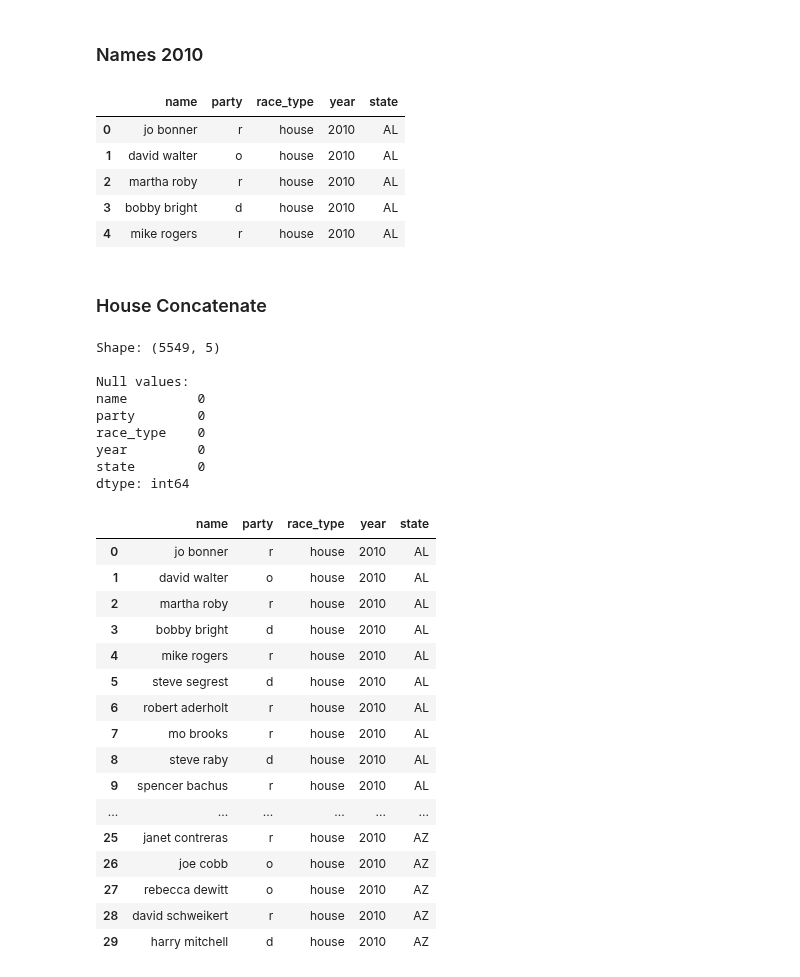
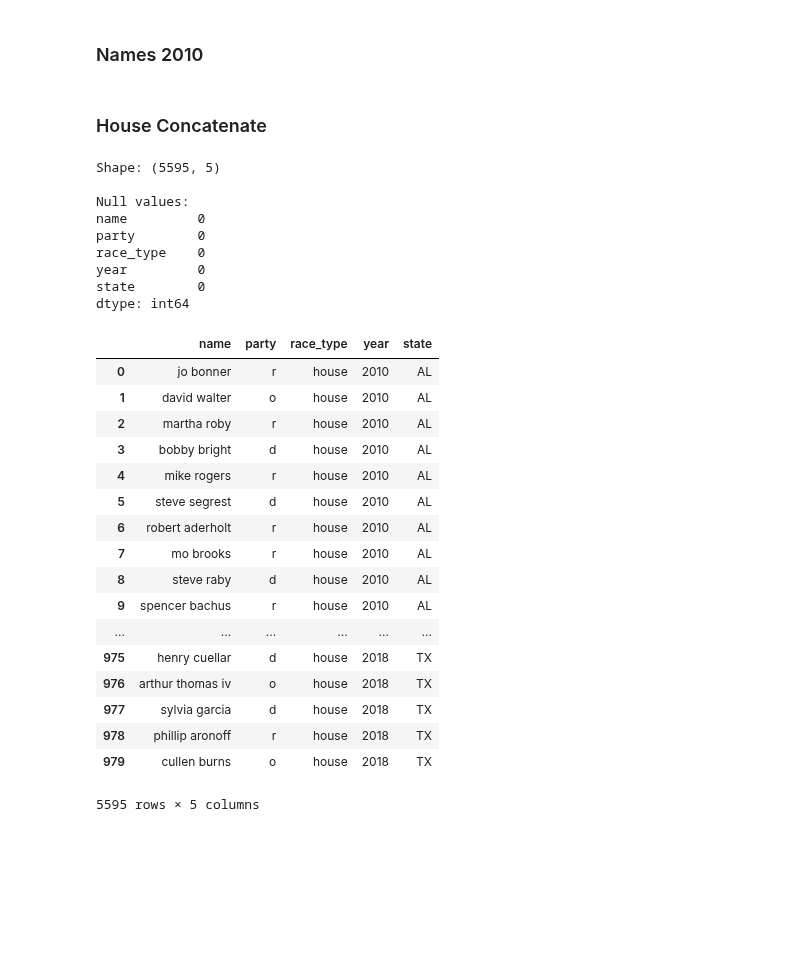
Before and after one commit to Nlorio/election-forecast, a Jupyter notebook: notebooks/1-preprocessing/new_scrape_house.ipynb, the cells around one changed output. Cells and saved outputs as stored; diff of their text form; code cells hidden in the pictures; blank space fills up the shorter version.

Commit message:
finish candidate names

```diff
--- a/notebooks/1-preprocessing/new_scrape_house.ipynb
+++ b/notebooks/1-preprocessing/new_scrape_house.ipynb
@@ -44,10 +69,10 @@ def scrape_house_names_new(year):
 
             # candidate names are stored in last cell of row
             candidates = tr.find_all('td')[-1]
-            candidates_text = re.findall(r"\w[\s\w ]+?\(\w+?\)", candidates.text)
+            candidates_text = re.findall(rf"\w{NAME}+?\(\w+?\)", candidates.text)
 
             for candidate in candidates_text:
-                matcher = re.match(r"([\w\s]+)\s\((\w+)\)", candidate.lower())
+                matcher = re.match(rf"({NAME}+)\s\((\w+)\)", candidate.lower())
                 # if valid match
                 if matcher:
                     name, party = matcher.groups()
@@ -61,18 +86,16 @@ def scrape_house_names_new(year):
         if num_states == 50:
             break
 
-    # format output df
+    # return df
     df = pd.DataFrame({'name': names,
                        'party': parties,
                        'race_type': race_types,
                        'year': years,
                        'state': states})
-    # convert state name to abbr
+    df['name'] = remove_punc_from_series(df['name'])
     df['state'] = df['state'].map(STATES_DICT)
-    # convert party name to abbr
     df['party'] = df['party'].map(PARTY_DICT)
-    # non-dem/rep = 'o'
-    df.loc[~df['party'].isin(['d', 'r']), 'party'] = 'o'
+    df.loc[df['party'].isnull(), 'party'] = 'o'
 
     return df
 # %%
@@ -106,9 +129,9 @@ def scrape_house_names_2012():
 
             # find candidate names
             candidates = tr.find_all('td')[-1]
-            candidates_text = re.findall(r"\w[\s\w ]+?\(\w+?\)", candidates.text)
+            candidates_text = re.findall(rf"\w{NAME}+?\(\w+?\)", candidates.text)
             for candidate in candidates_text:
-                matcher = re.match(r"([\w\s]+)\s\((\w+)\)", candidate.lower())
+                matcher = re.match(rf"({NAME}+)\s\((\w+)\)", candidate.lower())
                 if matcher:
                     name, party = matcher.groups()
                     names.append(name)
@@ -126,9 +149,10 @@ def scrape_house_names_2012():
                        'race_type': race_types,
                        'year': years,
                        'state': states})
+    df['name'] = remove_punc_from_series(df['name'])
     df['state'] = df['state'].map(STATES_DICT)
     df['party'] = df['party'].map(PARTY_DICT)
-    df.loc[~df['party'].isin(['d', 'r', 'i']), 'party'] = 'o'
+    df.loc[df['party'].isnull(), 'party'] = 'o'
 
     return df
 # %%
@@ -158,9 +182,9 @@ def scrape_house_names_2010():
 
             # find candidate names
             candidates = tr.find_all('td')[-1]
-            candidates_text = re.findall(r"\w[\s\w ]+?\(\w+?\)", candidates.text)
+            candidates_text = re.findall(rf"\w{NAME}+?\(\w+?\)", candidates.text)
             for candidate in candidates_text:
-                matcher = re.match(r"([\w\s]+)\s\((\w+)\)", candidate.lower())
+                matcher = re.match(rf"({NAME}+)\s\((\w+)\)", candidate.lower())
                 if matcher:
                     name, party = matcher.groups()
                     names.append(name)
@@ -178,20 +202,13 @@ def scrape_house_names_2010():
                        'race_type': race_types,
                        'year': years,
                        'state': states})
+    df['name'] = remove_punc_from_series(df['name'])
     df['state'] = df['state'].map(STATES_DICT)
     df.loc[~df['party'].isin(['d', 'r']), 'party'] = 'o'
 
     return df
 # %%
 house_names_2010 = scrape_house_names_2010()
-house_names_2010.head()
-# %% [output]
-|  | name | party | race_type | year | state |
-| 0 | jo bonner | r | house | 2010 | AL |
-| 1 | david walter | o | house | 2010 | AL |
-| 2 | martha roby | r | house | 2010 | AL |
-| 3 | bobby bright | d | house | 2010 | AL |
-| 4 | mike rogers | r | house | 2010 | AL |
 # %% [markdown]
 ### House Concatenate
 # %%
@@ -199,32 +216,33 @@ house_names = pd.concat([house_names_2010, house_names_2012, house_names_2014, h
 # %%
 print('Shape:', house_names.shape)
 print('\nNull values:')
 print(house_names.isnull().sum())
-house_names.head(30)
+house_names
 # %% [output]
-Shape: (5549, 5)
+Shape: (5595, 5)
 
 Null values:
 name         0
 party        0
 race_type    0
 year         0
 state        0
 dtype: int64
 |  | name | party | race_type | year | state |
 | 0 | jo bonner | r | house | 2010 | AL |
 | 1 | david walter | o | house | 2010 | AL |
 | 2 | martha roby | r | house | 2010 | AL |
 | 3 | bobby bright | d | house | 2010 | AL |
 | 4 | mike rogers | r | house | 2010 | AL |
 | 5 | steve segrest | d | house | 2010 | AL |
 | 6 | robert aderholt | r | house | 2010 | AL |
 | 7 | mo brooks | r | house | 2010 | AL |
 | 8 | steve raby | d | house | 2010 | AL |
 | 9 | spencer bachus | r | house | 2010 | AL |
 | ... | ... | ... | ... | ... | ... |
-| 25 | janet contreras | r | house | 2010 | AZ |
-| 26 | joe cobb | o | house | 2010 | AZ |
-| 27 | rebecca dewitt | o | house | 2010 | AZ |
-| 28 | david schweikert | r | house | 2010 | AZ |
-| 29 | harry mitchell | d | house | 2010 | AZ |
+| 975 | henry cuellar | d | house | 2018 | TX |
+| 976 | arthur thomas iv | o | house | 2018 | TX |
+| 977 | sylvia garcia | d | house | 2018 | TX |
+| 978 | phillip aronoff | r | house | 2018 | TX |
+| 979 | cullen burns | o | house | 2018 | TX |
+5595 rows × 5 columns
```
Also changed, not shown: parts of 3 cells of this notebook, 4 other files.
